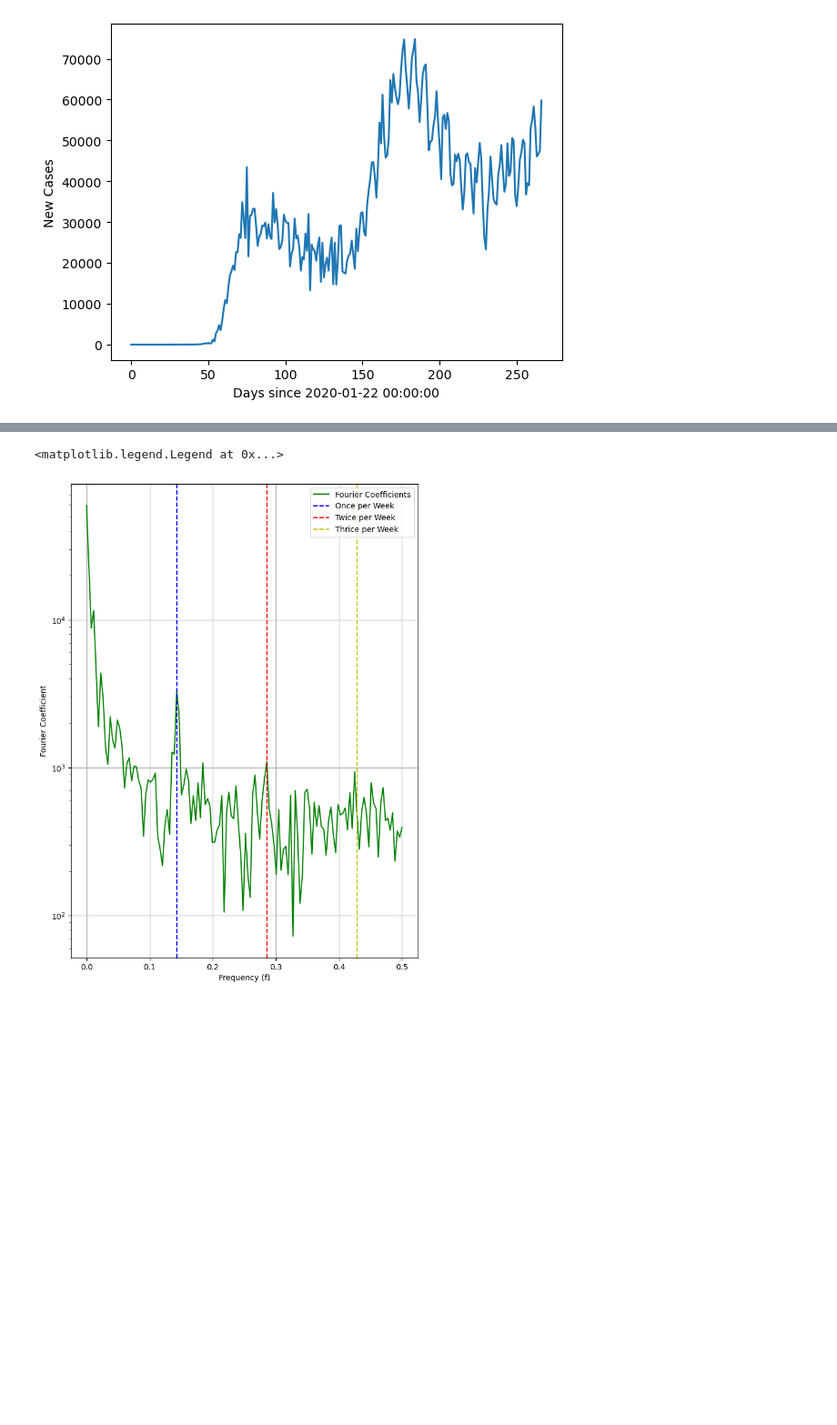
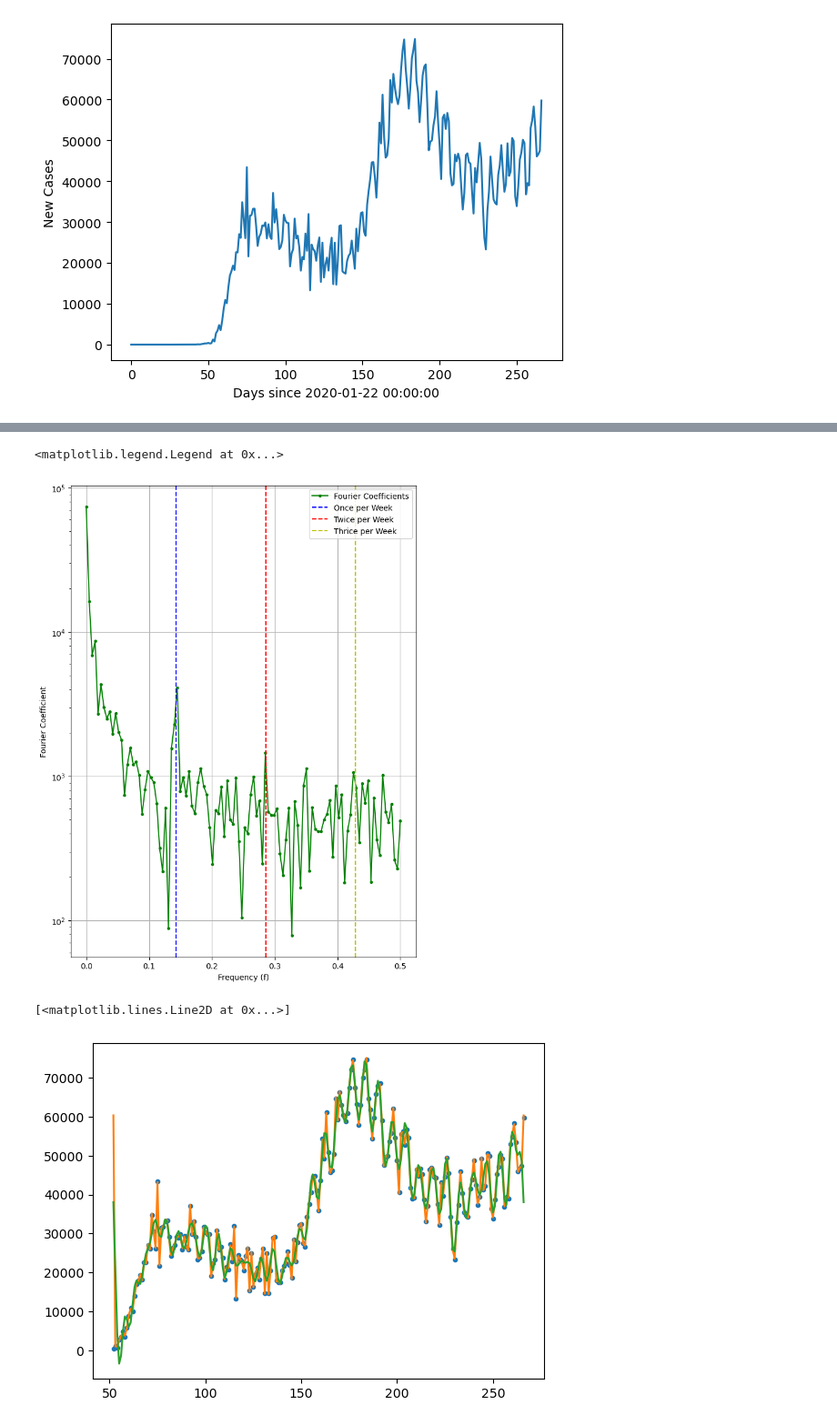
Before and after one commit to brash99/phys340, a Jupyter notebook: JupyterNotebooks/Fourier_Series/RealWorldData.ipynb, the cells around one changed output, grey strips where cells are left out. Shown at 91% size. Saved outputs shown, nothing was run; the diff lists cells and outputs as text; code cells hidden in the pictures; blank space fills up the shorter version.

```diff
--- a/JupyterNotebooks/Fourier_Series/RealWorldData.ipynb
+++ b/JupyterNotebooks/Fourier_Series/RealWorldData.ipynb
@@ -319,6 +313,6 @@ plt.plot(x2,fx_fourier)
 # %%
 fig2, axs2 = plt.subplots(nrows=1, ncols=1, figsize=(8,11))
-axs2.plot(fn,pn,'g-', label='Fourier Coefficients')
+axs2.plot(fn,pn,'g.-', label='Fourier Coefficients')
 axs2.set_yscale('log')
 axs2.set_xlabel('Frequency (f)')
 axs2.set_ylabel('Fourier Coefficient')
@@ -337,4 +331,20 @@ axs2.axvline(x=thrice_per_week, color='y', linestyle='--',label='Thrice per Week
 axs2.legend()
 # %% [output]
 <matplotlib.legend.Legend at 0x...>
-[figure, old version]
+[figure, new version]
+# %%
+low_frequency_limit = 40
+x3 = np.linspace(xlow,xhigh,npts)
+fx_calculated = np.zeros(len(x3))
+
+for k in range(len(x3)):
+    fx_calculated[k] = an[0]/2.0
+    for i in range(1,low_frequency_limit):
+        fx_calculated[k] += an[i]*np.cos(2*i*np.pi*x2[k]/P)+bn[i]*np.sin(2*i*np.pi*x2[k]/P)
+# %%
+plt.plot(x,fx,'.')
+plt.plot(x2,fx_fourier)
+plt.plot(x3,fx_calculated)
+# %% [output]
+[<matplotlib.lines.Line2D at 0x...>]
+[figure, added]
```
Also changed, not shown: parts of 5 cells of this notebook.
